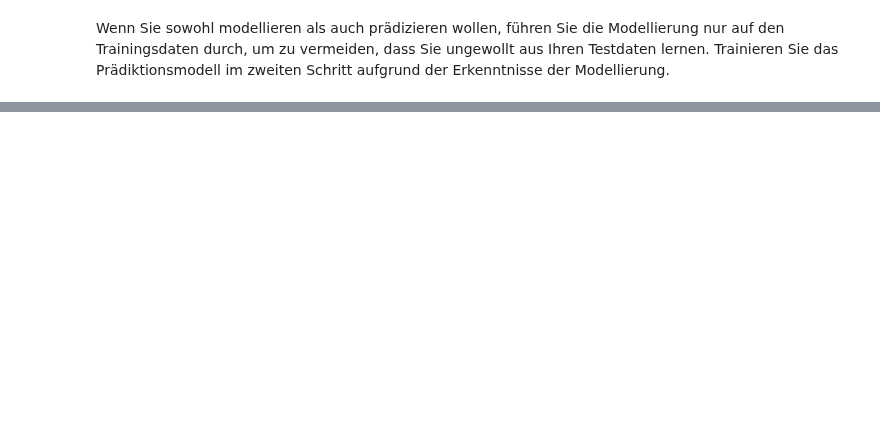
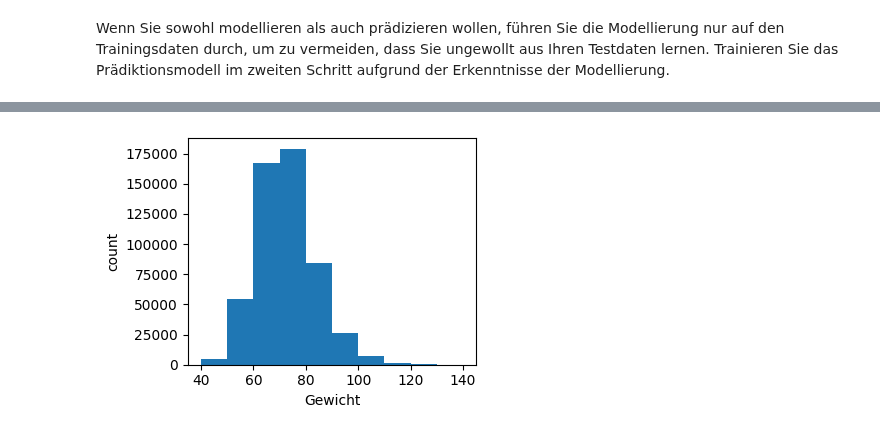
Before and after one commit to SebastianGrab/DataAnalyticsWS23-24, a Jupyter notebook: Projektarbeit/Aufgaben/Projektarbeit_A8.ipynb, the cells around one changed output, grey strips where cells are left out. Cells and saved outputs as stored; diff of their text form; code cells hidden in the pictures; blank space fills up the shorter version.

```diff
--- a/Projektarbeit/Aufgaben/Projektarbeit_A8.ipynb
+++ b/Projektarbeit/Aufgaben/Projektarbeit_A8.ipynb
@@ -108,0 +194,16 @@ Wenn Sie sowohl modellieren als auch prädizieren wollen, führen Sie die Modell
+# %%
+# Neuer Datensatz
+path = str(os.getcwd()).replace("\Projektarbeit\Aufgaben", "")
+
+# Lesen der CSV Datei:
+dataset = pd.read_csv(path + '\dataset_custom.csv')
+
+dataset = dataset.drop('Unnamed: 0', axis=1)
+dataset = dataset.drop('Body-Mass-Index', axis=1)
+
+# Trennung in des Dataset in Frauen und Männer
+data_m = dataset[dataset['Geschlecht'] == 0]
+
+data_f = dataset[dataset['Geschlecht'] == 1]
+
+data_m.info()
@@ -108,0 +228,10 @@ Wenn Sie sowohl modellieren als auch prädizieren wollen, führen Sie die Modell
+# %%
+# Daten (männlich):
+
+plt.figure(figsize=(4, 3))
+plt.hist(data_m['Gewicht'])
+plt.xlabel('Gewicht')
+plt.ylabel('count')
+plt.tight_layout()
+# %% [output]
+[figure, added]
```
Also changed, not shown: parts of 18 cells of this notebook.
